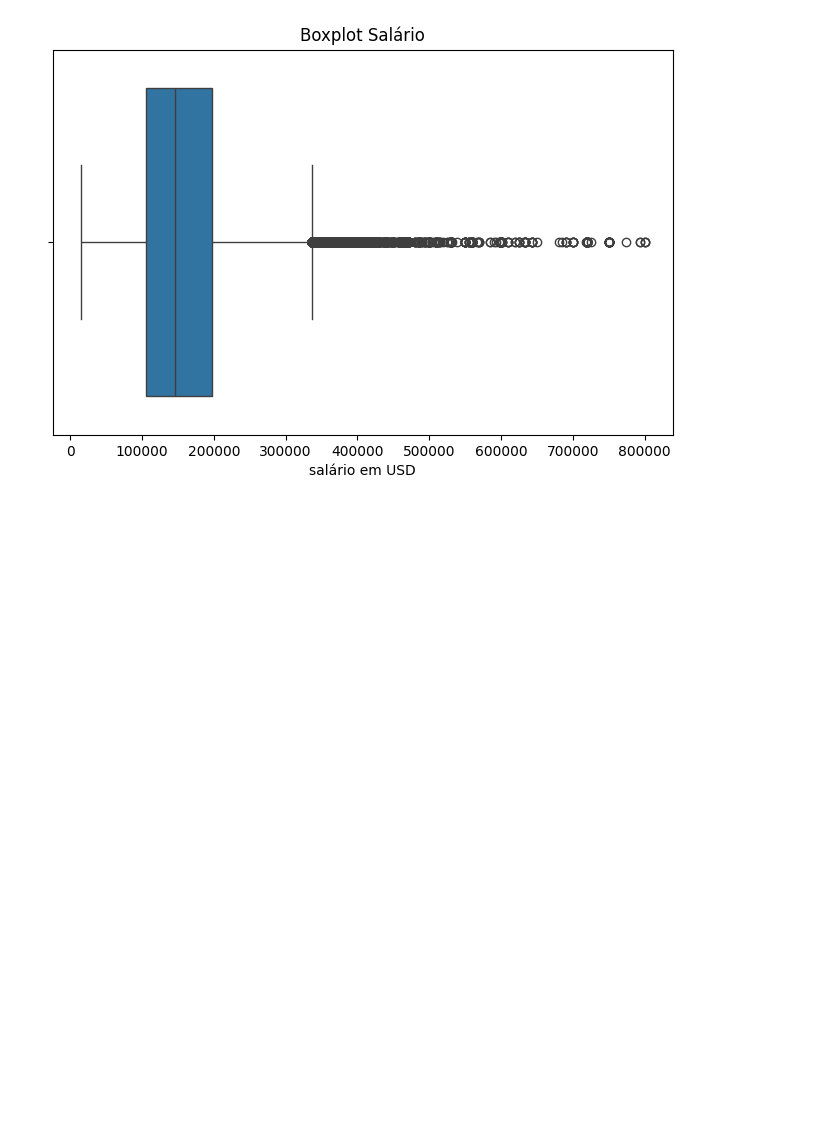
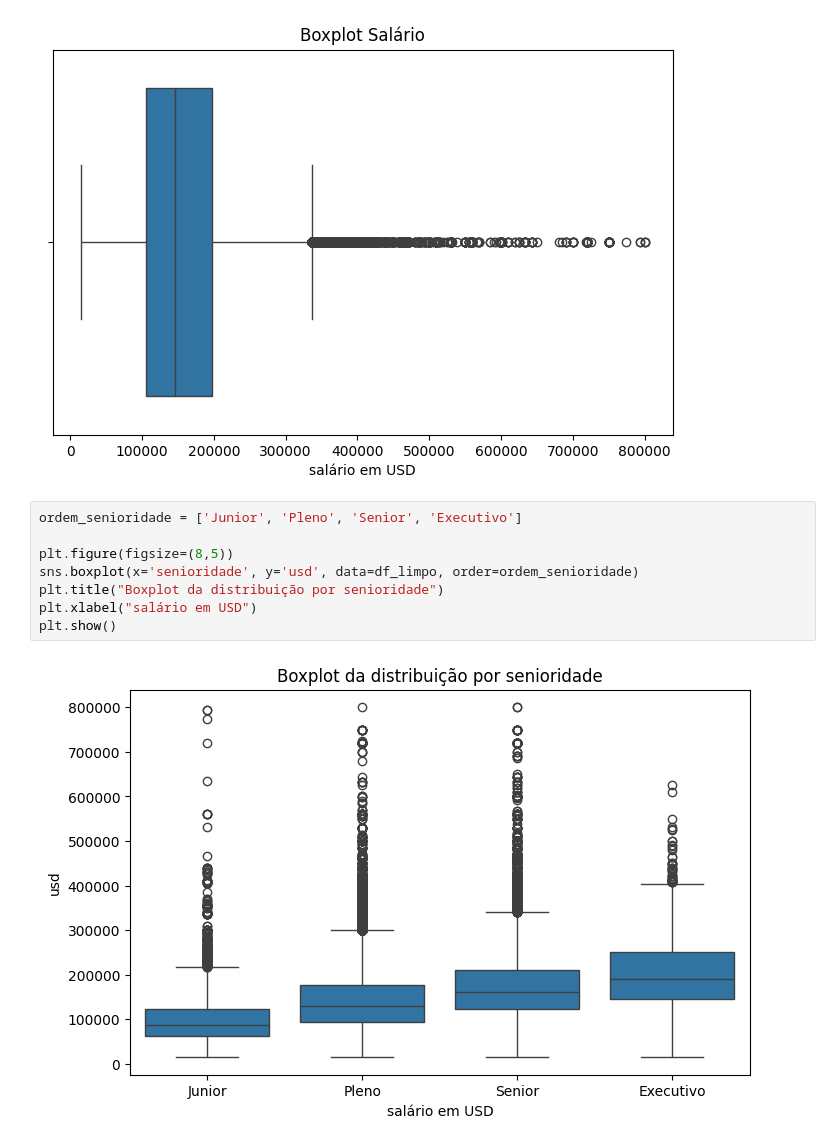
Before and after one commit to LucasMB21/imersao_dados_com_python, a Jupyter notebook: Imersao_dados_com_python.ipynb, the cells around one changed output. Drawn from its saved outputs; the diff is of its cells as text; blank space fills up the shorter version.

```diff
--- a/Imersao_dados_com_python.ipynb
+++ b/Imersao_dados_com_python.ipynb
@@ -460,3 +460,13 @@ plt.xlabel("salário em USD")
 plt.show()
 # %% [output]
 [figure]
+# %%
+ordem_senioridade = ['Junior', 'Pleno', 'Senior', 'Executivo']
+
+plt.figure(figsize=(8,5))
+sns.boxplot(x='senioridade', y='usd', data=df_limpo, order=ordem_senioridade)
+plt.title("Boxplot da distribuição por senioridade")
+plt.xlabel("salário em USD")
+plt.show()
+# %% [output]
+[figure, added]
```
Also changed, not shown: parts of 3 cells of this notebook.
